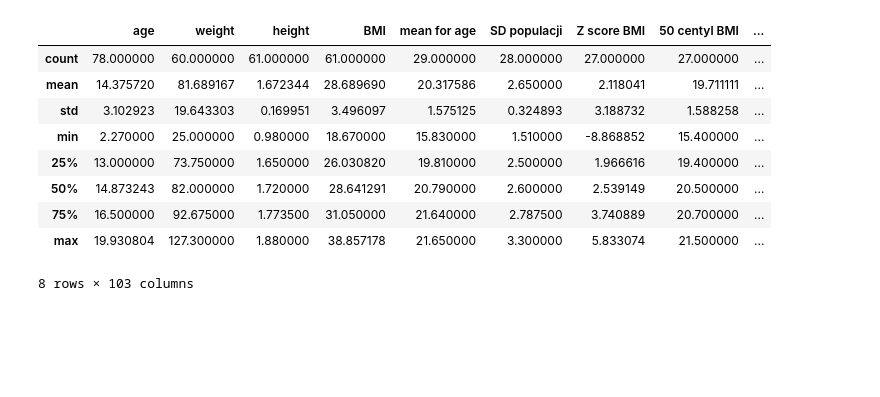
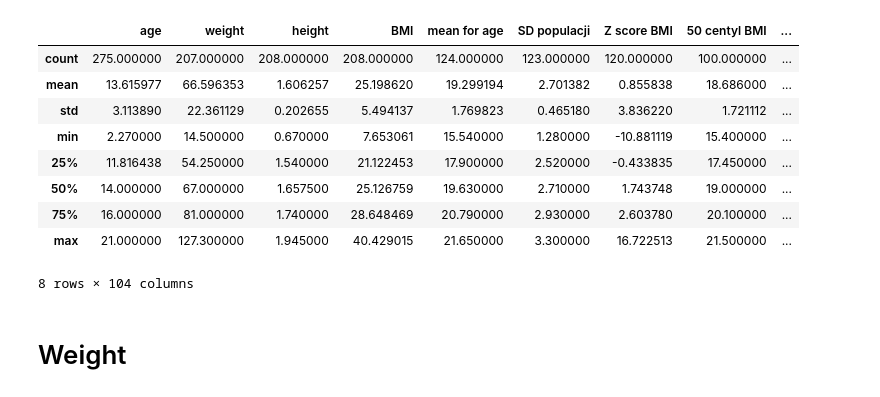
Before and after one commit to jakubpludowski/NAFLD-classifier, a Jupyter notebook: data_loader.ipynb, the cells around one changed output. Saved outputs shown, nothing was run; the diff lists cells and outputs as text; code cells hidden in the pictures; blank space fills up the shorter version.

```diff
--- a/data_loader.ipynb
+++ b/data_loader.ipynb
@@ -37,18 +66,21 @@ for set in [sick, obese, healthy]:
             new_age = np.random.normal(mean_age,std_age)
             set.at[i,'age'] = new_age
 # %%
-obese.describe()
+dataset = pd.concat((sick,healthy, obese))
+dataset.describe()
 # %% [output]
 |  | age | weight | height | BMI | mean for age | SD populacji | Z score BMI | 50 centyl BMI | ... |
-| count | 78.000000 | 60.000000 | 61.000000 | 61.000000 | 29.000000 | 28.000000 | 27.000000 | 27.000000 | ... |
-| mean | 14.375720 | 81.689167 | 1.672344 | 28.689690 | 20.317586 | 2.650000 | 2.118041 | 19.711111 | ... |
-| std | 3.102923 | 19.643303 | 0.169951 | 3.496097 | 1.575125 | 0.324893 | 3.188732 | 1.588258 | ... |
-| min | 2.270000 | 25.000000 | 0.980000 | 18.670000 | 15.830000 | 1.510000 | -8.868852 | 15.400000 | ... |
-| 25% | 13.000000 | 73.750000 | 1.650000 | 26.030820 | 19.810000 | 2.500000 | 1.966616 | 19.400000 | ... |
-| 50% | 14.873243 | 82.000000 | 1.720000 | 28.641291 | 20.790000 | 2.600000 | 2.539149 | 20.500000 | ... |
-| 75% | 16.500000 | 92.675000 | 1.773500 | 31.050000 | 21.640000 | 2.787500 | 3.740889 | 20.700000 | ... |
-| max | 19.930804 | 127.300000 | 1.880000 | 38.857178 | 21.650000 | 3.300000 | 5.833074 | 21.500000 | ... |
+| count | 275.000000 | 207.000000 | 208.000000 | 208.000000 | 124.000000 | 123.000000 | 120.000000 | 100.000000 | ... |
+| mean | 13.615977 | 66.596353 | 1.606257 | 25.198620 | 19.299194 | 2.701382 | 0.855838 | 18.686000 | ... |
+| std | 3.113890 | 22.361129 | 0.202655 | 5.494137 | 1.769823 | 0.465180 | 3.836220 | 1.721112 | ... |
+| min | 2.270000 | 14.500000 | 0.670000 | 7.653061 | 15.540000 | 1.280000 | -10.881119 | 15.400000 | ... |
+| 25% | 11.816438 | 54.250000 | 1.540000 | 21.122453 | 17.900000 | 2.520000 | -0.433835 | 17.450000 | ... |
+| 50% | 14.000000 | 67.000000 | 1.657500 | 25.126759 | 19.630000 | 2.710000 | 1.743748 | 19.000000 | ... |
+| 75% | 16.000000 | 81.000000 | 1.740000 | 28.648469 | 20.790000 | 2.930000 | 2.603780 | 20.100000 | ... |
+| max | 21.000000 | 127.300000 | 1.945000 | 40.429015 | 21.650000 | 3.300000 | 16.722513 | 21.500000 | ... |
-8 rows × 103 columns
+8 rows × 104 columns
+# %% [markdown]
+# Weight
 # %%
 from sklearn.model_selection import train_test_split
 from sklearn.preprocessing import StandardScaler
```
Also changed, not shown: parts of 16 cells of this notebook.
